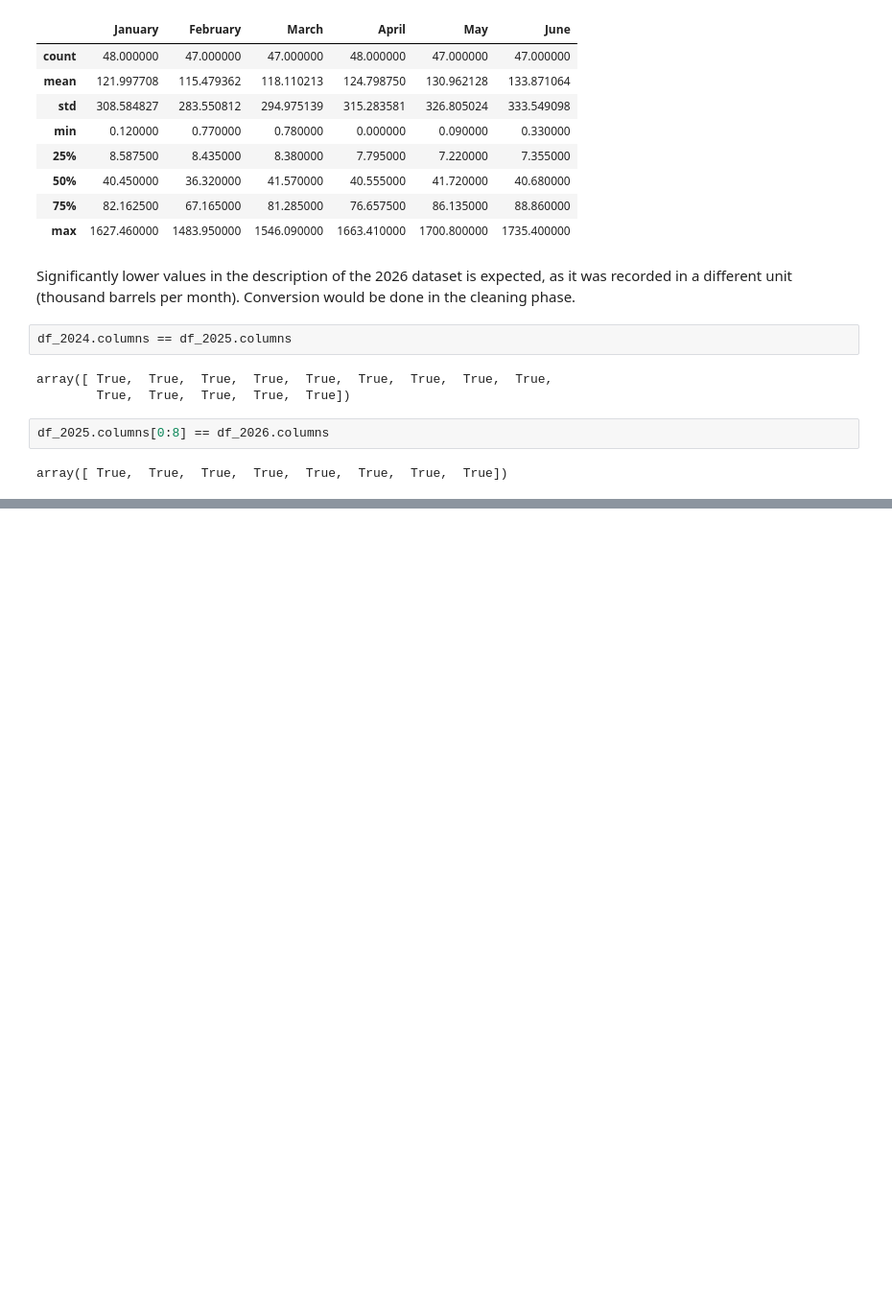
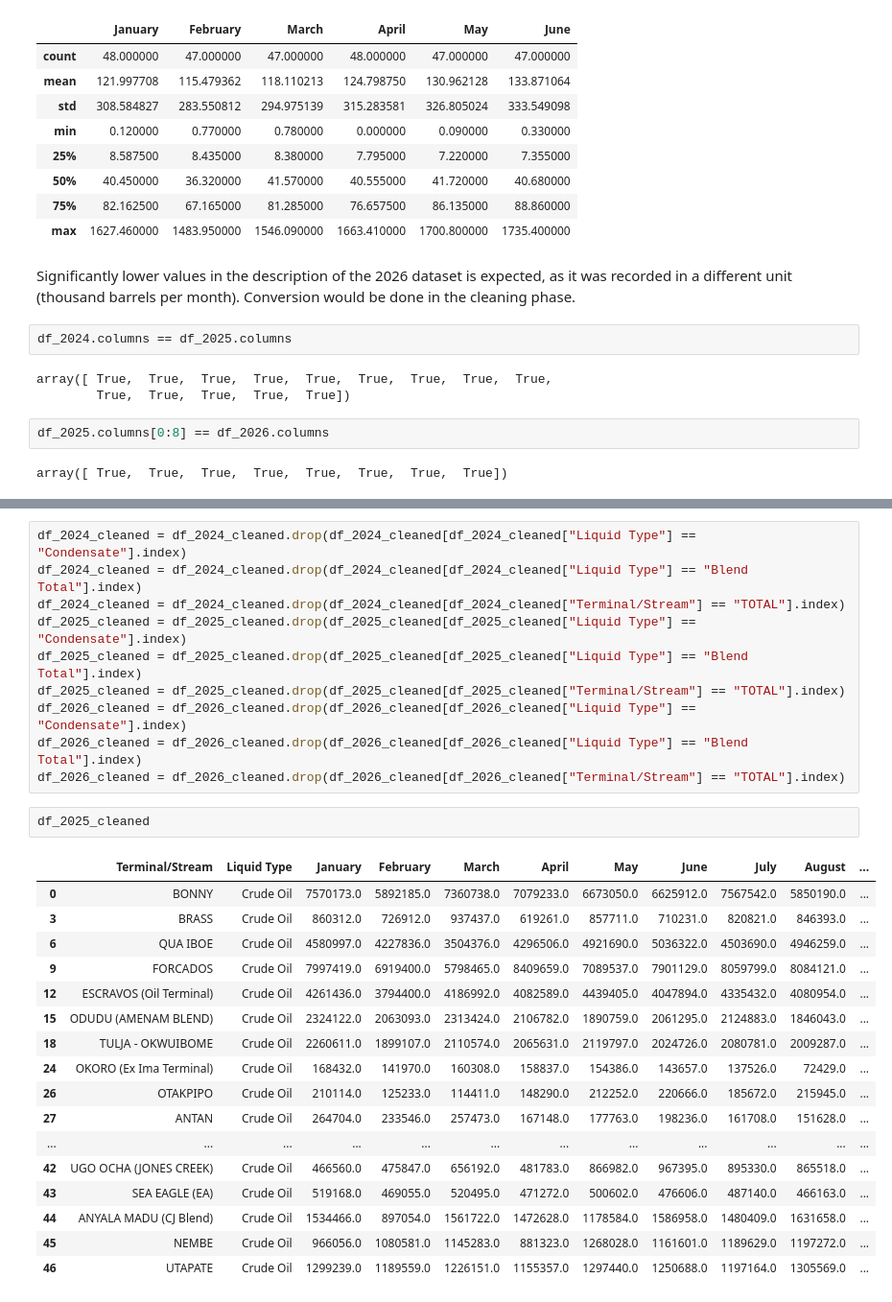
Before and after one commit to loteehenry/Oil-Production---Exploratory-Data-Analysis, a Jupyter notebook: notebooks/analysis.ipynb, the cells around one changed output, grey strips where cells are left out. Shown at 96% size. Saved outputs shown, nothing was run; the diff lists cells and outputs as text; blank space fills up the shorter version.

```diff
--- a/notebooks/analysis.ipynb
+++ b/notebooks/analysis.ipynb
@@ -270,0 +327,30 @@ array([ True,  True,  True,  True,  True,  True,  True,  True])
+# %%
+df_2024_cleaned = df_2024_cleaned.drop(df_2024_cleaned[df_2024_cleaned["Liquid Type"] == "Condensate"].index)
+df_2024_cleaned = df_2024_cleaned.drop(df_2024_cleaned[df_2024_cleaned["Liquid Type"] == "Blend Total"].index)
+df_2024_cleaned = df_2024_cleaned.drop(df_2024_cleaned[df_2024_cleaned["Terminal/Stream"] == "TOTAL"].index)
+df_2025_cleaned = df_2025_cleaned.drop(df_2025_cleaned[df_2025_cleaned["Liquid Type"] == "Condensate"].index)
+df_2025_cleaned = df_2025_cleaned.drop(df_2025_cleaned[df_2025_cleaned["Liquid Type"] == "Blend Total"].index)
+df_2025_cleaned = df_2025_cleaned.drop(df_2025_cleaned[df_2025_cleaned["Terminal/Stream"] == "TOTAL"].index)
+df_2026_cleaned = df_2026_cleaned.drop(df_2026_cleaned[df_2026_cleaned["Liquid Type"] == "Condensate"].index)
+df_2026_cleaned = df_2026_cleaned.drop(df_2026_cleaned[df_2026_cleaned["Liquid Type"] == "Blend Total"].index)
+df_2026_cleaned = df_2026_cleaned.drop(df_2026_cleaned[df_2026_cleaned["Terminal/Stream"] == "TOTAL"].index)
+# %%
+df_2025_cleaned
+# %% [output]
+|  | Terminal/Stream | Liquid Type | January | February | March | April | May | June | July | August | ... |
+| 0 | BONNY | Crude Oil | 7570173.0 | 5892185.0 | 7360738.0 | 7079233.0 | 6673050.0 | 6625912.0 | 7567542.0 | 5850190.0 | ... |
+| 3 | BRASS | Crude Oil | 860312.0 | 726912.0 | 937437.0 | 619261.0 | 857711.0 | 710231.0 | 820821.0 | 846393.0 | ... |
+| 6 | QUA IBOE | Crude Oil | 4580997.0 | 4227836.0 | 3504376.0 | 4296506.0 | 4921690.0 | 5036322.0 | 4503690.0 | 4946259.0 | ... |
+| 9 | FORCADOS | Crude Oil | 7997419.0 | 6919400.0 | 5798465.0 | 8409659.0 | 7089537.0 | 7901129.0 | 8059799.0 | 8084121.0 | ... |
+| 12 | ESCRAVOS (Oil Terminal) | Crude Oil | 4261436.0 | 3794400.0 | 4186992.0 | 4082589.0 | 4439405.0 | 4047894.0 | 4335432.0 | 4080954.0 | ... |
+| 15 | ODUDU (AMENAM BLEND) | Crude Oil | 2324122.0 | 2063093.0 | 2313424.0 | 2106782.0 | 1890759.0 | 2061295.0 | 2124883.0 | 1846043.0 | ... |
+| 18 | TULJA - OKWUIBOME | Crude Oil | 2260611.0 | 1899107.0 | 2110574.0 | 2065631.0 | 2119797.0 | 2024726.0 | 2080781.0 | 2009287.0 | ... |
+| 24 | OKORO (Ex Ima Terminal) | Crude Oil | 168432.0 | 141970.0 | 160308.0 | 158837.0 | 154386.0 | 143657.0 | 137526.0 | 72429.0 | ... |
+| 26 | OTAKPIPO | Crude Oil | 210114.0 | 125233.0 | 114411.0 | 148290.0 | 212252.0 | 220666.0 | 185672.0 | 215945.0 | ... |
+| 27 | ANTAN | Crude Oil | 264704.0 | 233546.0 | 257473.0 | 167148.0 | 177763.0 | 198236.0 | 161708.0 | 151628.0 | ... |
+| ... | ... | ... | ... | ... | ... | ... | ... | ... | ... | ... | ... |
+| 42 | UGO OCHA (JONES CREEK) | Crude Oil | 466560.0 | 475847.0 | 656192.0 | 481783.0 | 866982.0 | 967395.0 | 895330.0 | 865518.0 | ... |
+| 43 | SEA EAGLE (EA) | Crude Oil | 519168.0 | 469055.0 | 520495.0 | 471272.0 | 500602.0 | 476606.0 | 487140.0 | 466163.0 | ... |
+| 44 | ANYALA MADU (CJ Blend) | Crude Oil | 1534466.0 | 897054.0 | 1561722.0 | 1472628.0 | 1178584.0 | 1586958.0 | 1480409.0 | 1631658.0 | ... |
+| 45 | NEMBE | Crude Oil | 966056.0 | 1080581.0 | 1145283.0 | 881323.0 | 1268028.0 | 1161601.0 | 1189629.0 | 1197272.0 | ... |
+| 46 | UTAPATE | Crude Oil | 1299239.0 | 1189559.0 | 1226151.0 | 1155357.0 | 1297440.0 | 1250688.0 | 1197164.0 | 1305569.0 | ... |
```
Also changed, not shown: parts of 14 cells of this notebook.
